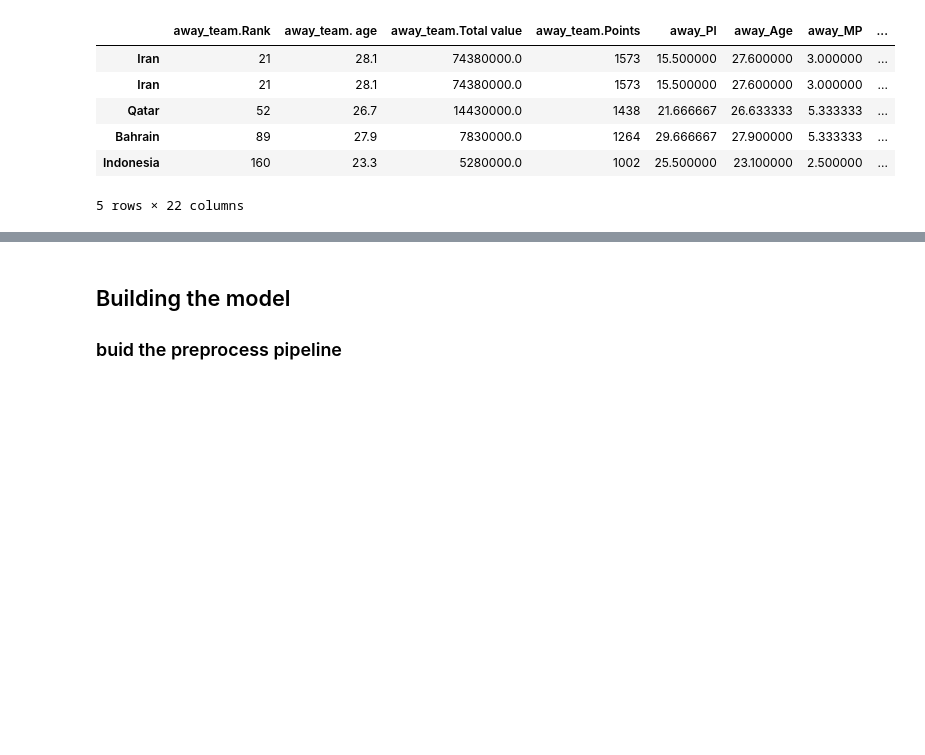
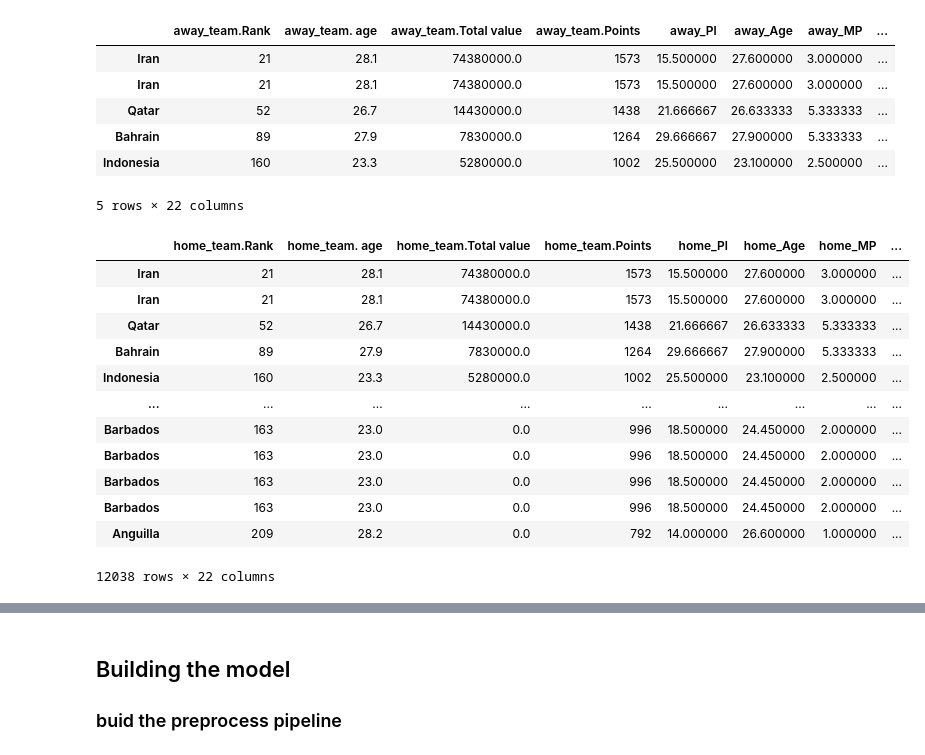
Before and after one commit to SoccerPred/stunning-octo-train, a Jupyter notebook: Model 2/Model2_building.ipynb, the cells around one changed output, grey strips where cells are left out. Saved outputs shown, nothing was run; the diff lists cells and outputs as text; code cells hidden in the pictures; blank space fills up the shorter version.

```diff
--- a/Model 2/Model2_building.ipynb
+++ b/Model 2/Model2_building.ipynb
@@ -179,3 +179,22 @@ display(df_3.head())
 #saving the dataframes to use later in the model file for deployment
 df_2.to_csv('df_home_all2.csv')
 df_3.to_csv('df_away_all2.csv')
+# %%
+df_2 = pd.read_csv('df_home_all2.csv',index_col=[0])
+df_3 = pd.read_csv('df_away_all2.csv',index_col=[0])
+# %%
+df_2
+# %% [output]
+|  | home_team.Rank | home_team. age | home_team.Total value | home_team.Points | home_Pl | home_Age | home_MP | ... |
+| Iran | 21 | 28.1 | 74380000.0 | 1573 | 15.500000 | 27.600000 | 3.000000 | ... |
+| Iran | 21 | 28.1 | 74380000.0 | 1573 | 15.500000 | 27.600000 | 3.000000 | ... |
+| Qatar | 52 | 26.7 | 14430000.0 | 1438 | 21.666667 | 26.633333 | 5.333333 | ... |
+| Bahrain | 89 | 27.9 | 7830000.0 | 1264 | 29.666667 | 27.900000 | 5.333333 | ... |
+| Indonesia | 160 | 23.3 | 5280000.0 | 1002 | 25.500000 | 23.100000 | 2.500000 | ... |
+| ... | ... | ... | ... | ... | ... | ... | ... | ... |
+| Barbados | 163 | 23.0 | 0.0 | 996 | 18.500000 | 24.450000 | 2.000000 | ... |
+| Barbados | 163 | 23.0 | 0.0 | 996 | 18.500000 | 24.450000 | 2.000000 | ... |
+| Barbados | 163 | 23.0 | 0.0 | 996 | 18.500000 | 24.450000 | 2.000000 | ... |
+| Barbados | 163 | 23.0 | 0.0 | 996 | 18.500000 | 24.450000 | 2.000000 | ... |
+| Anguilla | 209 | 28.2 | 0.0 | 792 | 14.000000 | 26.600000 | 1.000000 | ... |
+12038 rows × 22 columns
```
Also changed, not shown: parts of 40 cells of this notebook, 2 other files.
